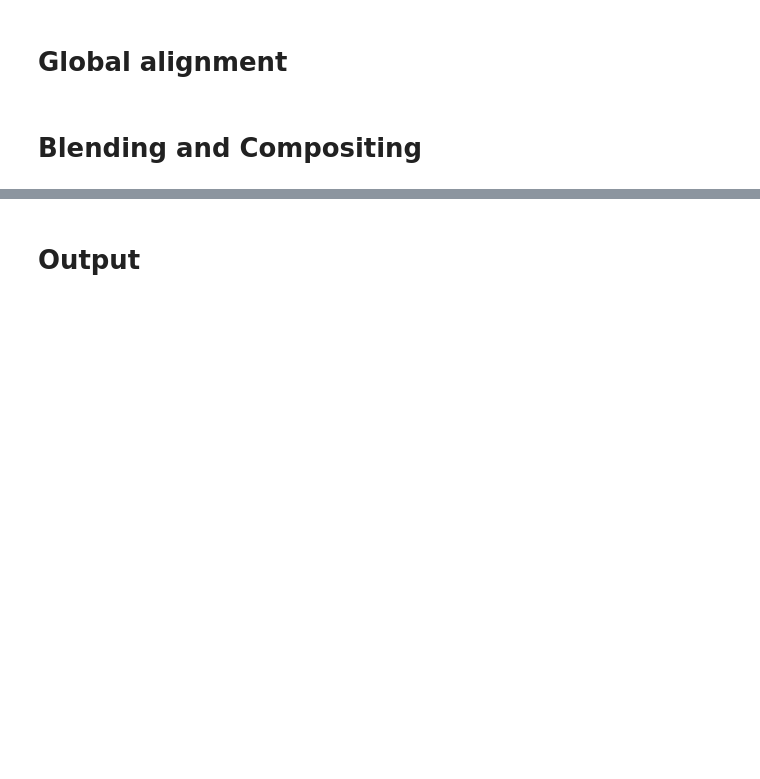
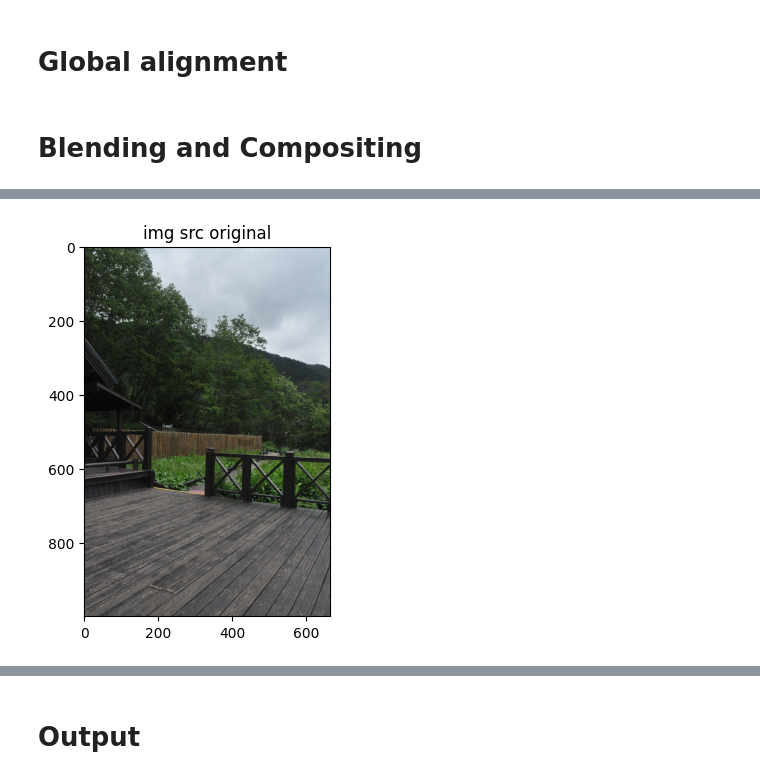
Before and after one commit to Raichuu41/3d-cv-image-stitching, a Jupyter notebook: src/harris_coner_detector.ipynb, the cells around one changed output, grey strips where cells are left out. Drawn from its saved outputs; the diff is of its cells as text; code cells hidden in the pictures; blank space fills up the shorter version.

```diff
--- a/src/harris_coner_detector.ipynb
+++ b/src/harris_coner_detector.ipynb
@@ -131,0 +166,100 @@ for i, target_image in  enumerate([VIEW1, VIEW2]):
+# %%
+def stitching_images_harris_test():
+    # Load images. CV2 reads in BGR format
+    img_src = cv2.imread("data/xue-mountain/01.jpg", cv2.IMREAD_UNCHANGED)
+    img_des = cv2.imread("data/xue-mountain/02.jpg", cv2.IMREAD_UNCHANGED)
+    plt.imshow(cv2.cvtColor(img_src, cv2.COLOR_BGR2RGB))
+    plt.title('img src original')
+    plt.show()
+    plt.imshow(cv2.cvtColor(img_des, cv2.COLOR_BGR2RGB))
+    plt.title('img des original')
+    plt.show()
+    # Normalize values, change data type
+    img_src_norm = img_src / np.max(img_src)
+    img_des_norm = img_des / np.max(img_des)
+    img_src_norm_uint8 = (img_src_norm * 255).astype(np.uint8)
+    img_des_norm_uint8 = (img_des_norm * 255).astype(np.uint8)
+    """
+    plt.imshow(img_src_norm_uint8)
+    plt.title('img src uint8')
+    plt.show()
+    plt.imshow(img_des_norm_uint8)
+    plt.title('img des uint8')
+    plt.show()
+    """
+    # Grayscale images
+    gray_src = cv2.cvtColor(img_src_norm_uint8, cv2.COLOR_BGR2GRAY)
+    gray_des = cv2.cvtColor(img_des_norm_uint8, cv2.COLOR_BGR2GRAY)
+    """
+    plt.imshow(gray_src)
+    plt.title('gray src')
+    plt.show()
+    plt.imshow(gray_des)
+    plt.title('gray des')
+    plt.show()
+    """
+    # Find Harris corners in the source image
+    src_corners = cv2.cornerHarris(gray_src, 2, 3, 0.04)
+    src_corners = cv2.dilate(src_corners, None)
+
+    # Find Harris corners in the destination image
+    des_corners = cv2.cornerHarris(gray_des, 2, 3, 0.04)
+    des_corners = cv2.dilate(des_corners, None)
+
+    # Find feature points in the source image
+    src_points = np.argwhere(src_corners > 0.01 * src_corners.max())
+    src_keypoints = [cv2.KeyPoint(float(x[1]), float(x[0]), 1) for x in src_points]
+
+    # Find feature points in the destination image
+    des_points = np.argwhere(des_corners > 0.01 * des_corners.max())
+    des_keypoints = [cv2.KeyPoint(float(x[1]), float(x[0]), 1) for x in des_points]
+
+    # Detect descriptors using SIFT
+    sift = cv2.SIFT_create()
+    src_keypoints, src_descriptors = sift.compute(gray_src, src_keypoints)
+    des_keypoints, des_descriptors = sift.compute(gray_des, des_keypoints)
+
+    # Match descriptors using FLANN matcher
+    matcher = cv2.FlannBasedMatcher()
+    matches = matcher.match(src_descriptors, des_descriptors)
+
+    # Sort matches by distance
+    matches = sorted(matches, key=lambda x:x.distance)
+
+    # Select top matches
+    num_top_matches = 50
+    matches = matches[:num_top_matches]
+
+    # Extract matched keypoints
+    src_points = np.float32([src_keypoints[m.queryIdx].pt for m in matches]).reshape(-1, 1, 2)
+    des_points = np.float32([des_keypoints[m.trainIdx].pt for m in matches]).reshape(-1, 1, 2)
+
+    # Compute homography matrix using RANSAC
+    H, mask = cv2.findHomography(src_points, des_points, cv2.RANSAC, 10.0)
+
+    # Warp the source image to align with the destination image
+    img_warped = cv2.warpPerspective(img_src, H, (img_des.shape[1], img_des.shape[0]))
+    plt.imshow(img_warped)
+    plt.title('Warped image')
+    plt.show()
+
+    # Combine the two images into a panorama
+    panorama = np.zeros((max(img_des.shape[0], img_warped.shape[0]), img_des.shape[1] + img_warped.shape[1], 3), dtype=np.uint8)
+    panorama[:img_des.shape[0], :img_des.shape[1], :] = img_des
+    panorama[:img_warped.shape[0], img_des.shape[1]:, :] = img_warped
+
+    # Blend the two images in the panorama
+    alpha = 0.5
+    panorama = cv2.addWeighted(panorama[:, :img_des.shape[1], :], alpha, panorama[:, img_des.shape[1]:, :], 1 - alpha, 0)
+
+    # Fix the color channels of the blended image
+    panorama = cv2.cvtColor(panorama, cv2.COLOR_BGR2RGB)
+
+    return panorama
+
+HARRIS_IMAGE_RESULT = stitching_images_harris_test()
+plt.imshow(HARRIS_IMAGE_RESULT)
+plt.title('Panorama result')
+plt.show()
+# %% [output]
+[figure, added]
```
Also changed, not shown: parts of 5 cells of this notebook, 1 other file.
